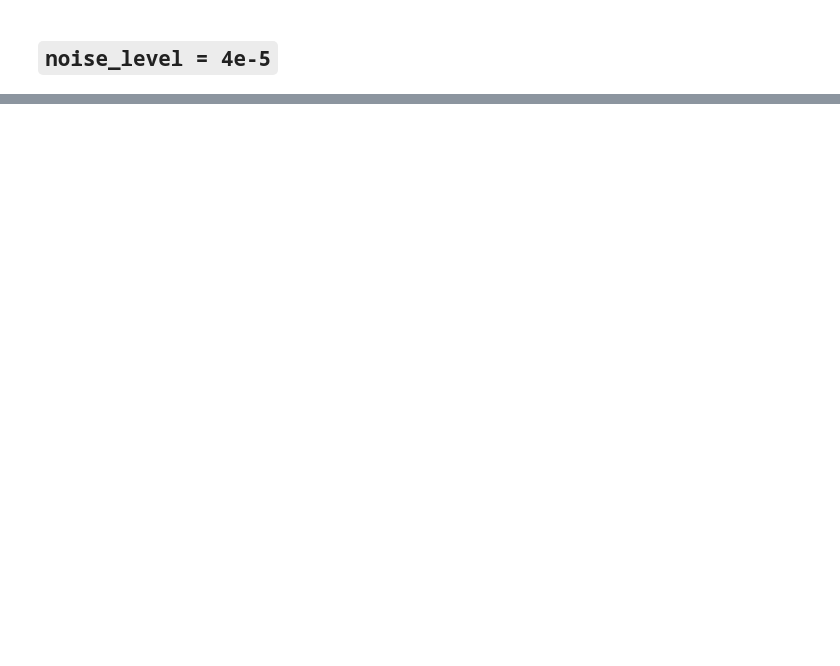
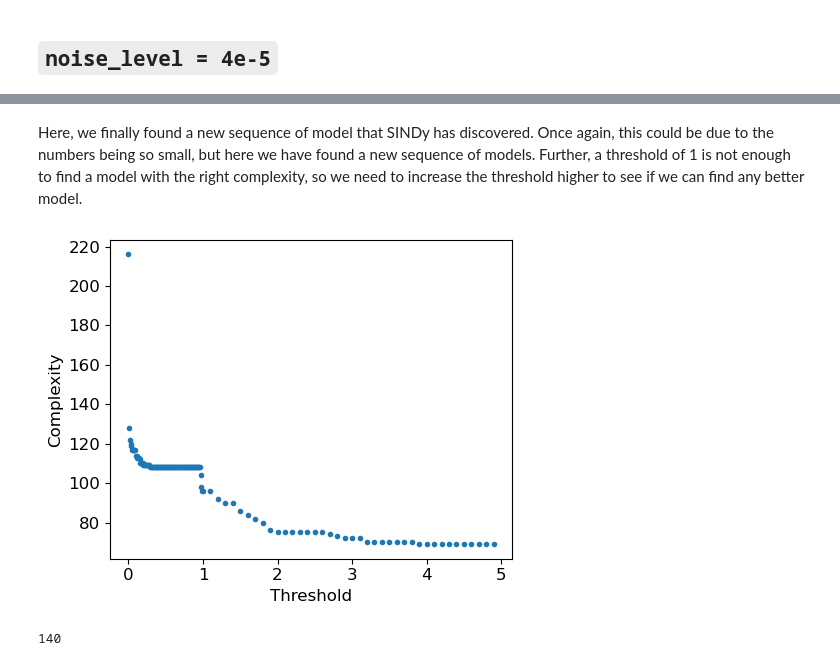
Before and after one commit to zbrookshowe/yukawa-sindy, a Jupyter notebook: 3body_noise_analysis.ipynb, the cells around one changed output, grey strips where cells are left out. Saved outputs shown, nothing was run; the diff lists cells and outputs as text; code cells hidden in the pictures; blank space fills up the shorter version.

```diff
--- a/3body_noise_analysis.ipynb
+++ b/3body_noise_analysis.ipynb
@@ -197,0 +262,10 @@ complexity: 40
+# %% [markdown]
+Here, we finally found a new sequence of model that SINDy has discovered. Once again, this could be due to the numbers being so small, but here we have found a new sequence of models. Further, a threshold of 1 is not enough to find a model with the right complexity, so we need to increase the threshold higher to see if we can find any better model.
+# %%
+ys.plot_complexity_objs(noise00050_models, figsize=(5,4))
+# %% [output]
+[figure, added]
+# %%
+len(noise00050_models)
+# %% [output]
+140
```
Also changed, not shown: parts of 47 cells of this notebook.
